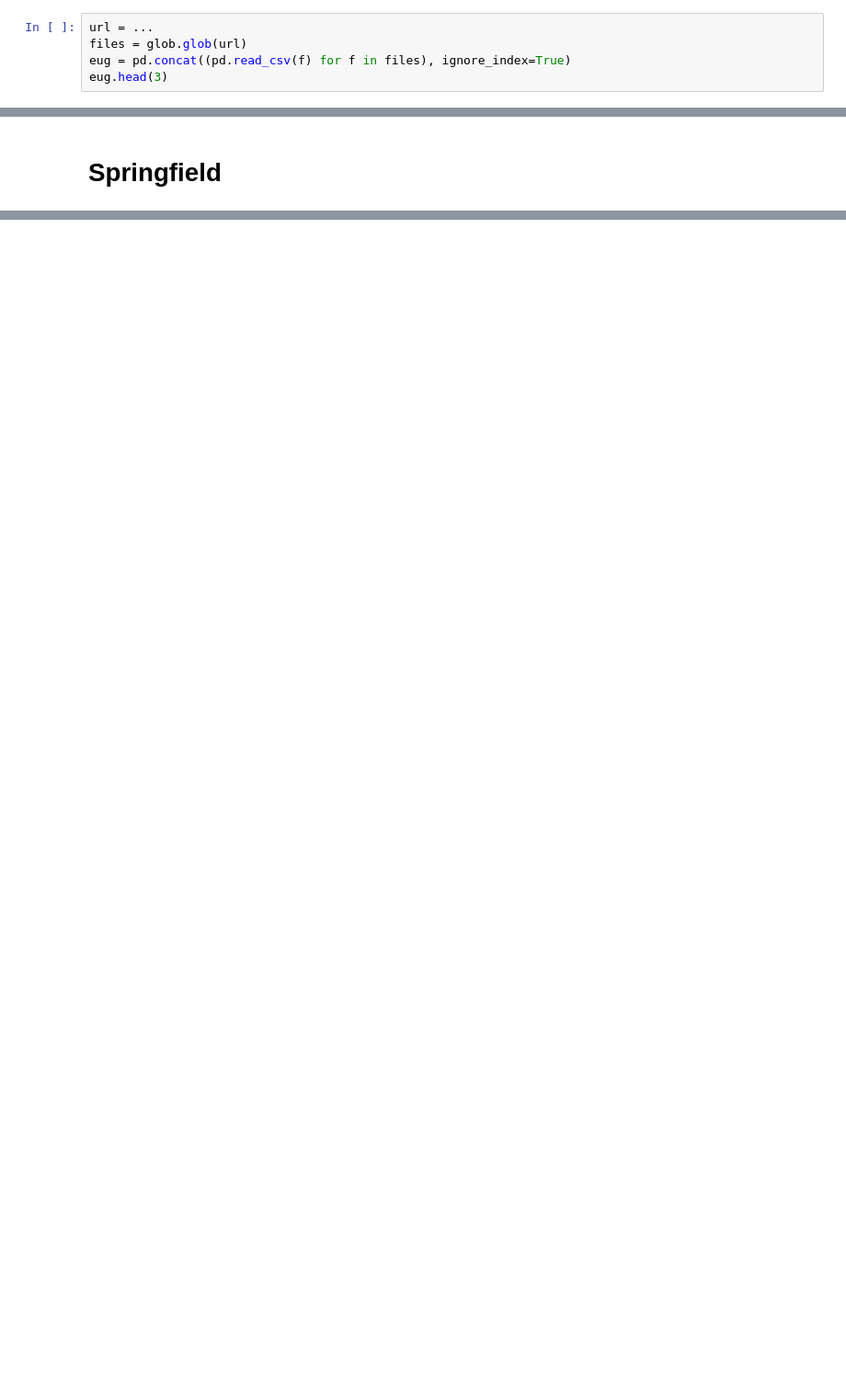
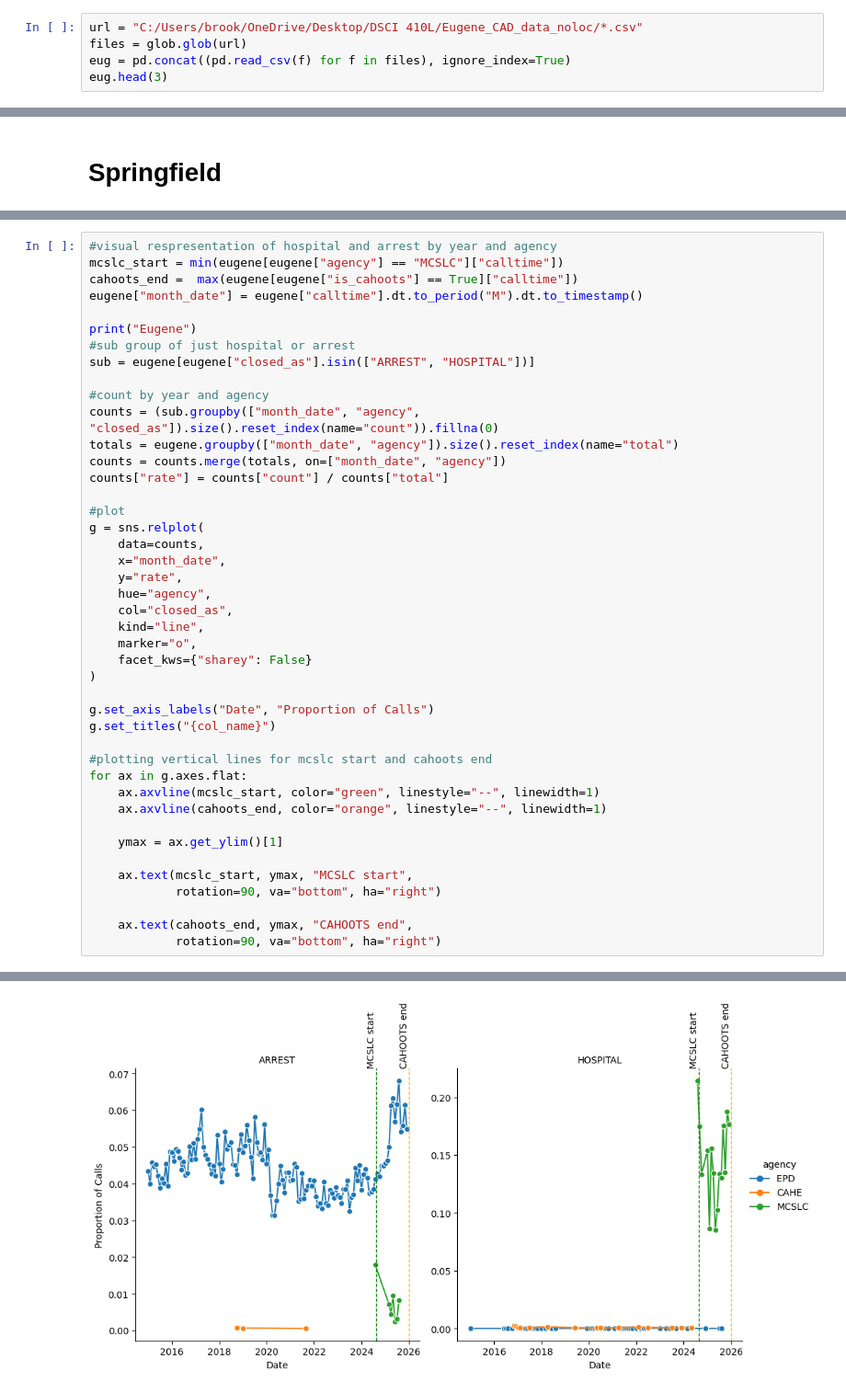
Before and after one commit to BNovaW/call-outcomes, a Jupyter notebook: Cleaning.ipynb, the cells around one changed output, grey strips where cells are left out. Shown at 92% size. Cells and saved outputs as stored; diff of their text form; blank space fills up the shorter version.

```diff
--- a/Cleaning.ipynb
+++ b/Cleaning.ipynb
@@ -42,7 +47,7 @@ mcslc_spd.head()
 # %% [markdown]
 # Eugene
 # %%
-url = ...
+url = "C:/Users/brook/OneDrive/Desktop/DSCI 410L/Eugene_CAD_data_noloc/*.csv"
 files = glob.glob(url)
 eug = pd.concat((pd.read_csv(f) for f in files), ignore_index=True)
 eug.head(3)
@@ -107,0 +261,44 @@ spd_clean1["calltime"] = pd.to_datetime(spd_clean1["Call time"], format="%m/%d/%
+# %%
+#visual respresentation of hospital and arrest by year and agency
+mcslc_start = min(eugene[eugene["agency"] == "MCSLC"]["calltime"])
+cahoots_end =  max(eugene[eugene["is_cahoots"] == True]["calltime"])
+eugene["month_date"] = eugene["calltime"].dt.to_period("M").dt.to_timestamp()
+
+print("Eugene")
+#sub group of just hospital or arrest
+sub = eugene[eugene["closed_as"].isin(["ARREST", "HOSPITAL"])]
+
+#count by year and agency
+counts = (sub.groupby(["month_date", "agency", "closed_as"]).size().reset_index(name="count")).fillna(0)
+totals = eugene.groupby(["month_date", "agency"]).size().reset_index(name="total")
+counts = counts.merge(totals, on=["month_date", "agency"])
+counts["rate"] = counts["count"] / counts["total"]
+
+#plot
+g = sns.relplot(
+    data=counts,
+    x="month_date",
+    y="rate",
+    hue="agency",
+    col="closed_as",
+    kind="line",
+    marker="o",
+    facet_kws={"sharey": False}
+)
+
+g.set_axis_labels("Date", "Proportion of Calls")
+g.set_titles("{col_name}")
+
+#plotting vertical lines for mcslc start and cahoots end
+for ax in g.axes.flat:
+    ax.axvline(mcslc_start, color="green", linestyle="--", linewidth=1)
+    ax.axvline(cahoots_end, color="orange", linestyle="--", linewidth=1)
+
+    ymax = ax.get_ylim()[1]
+
+    ax.text(mcslc_start, ymax, "MCSLC start",
+            rotation=90, va="bottom", ha="right")
+
+    ax.text(cahoots_end, ymax, "CAHOOTS end",
+            rotation=90, va="bottom", ha="right")
+# %% [output]
@@ -107,0 +306 @@ spd_clean1["calltime"] = pd.to_datetime(spd_clean1["Call time"], format="%m/%d/%
+[figure, added]
```
Also changed, not shown: parts of 19 cells of this notebook.
